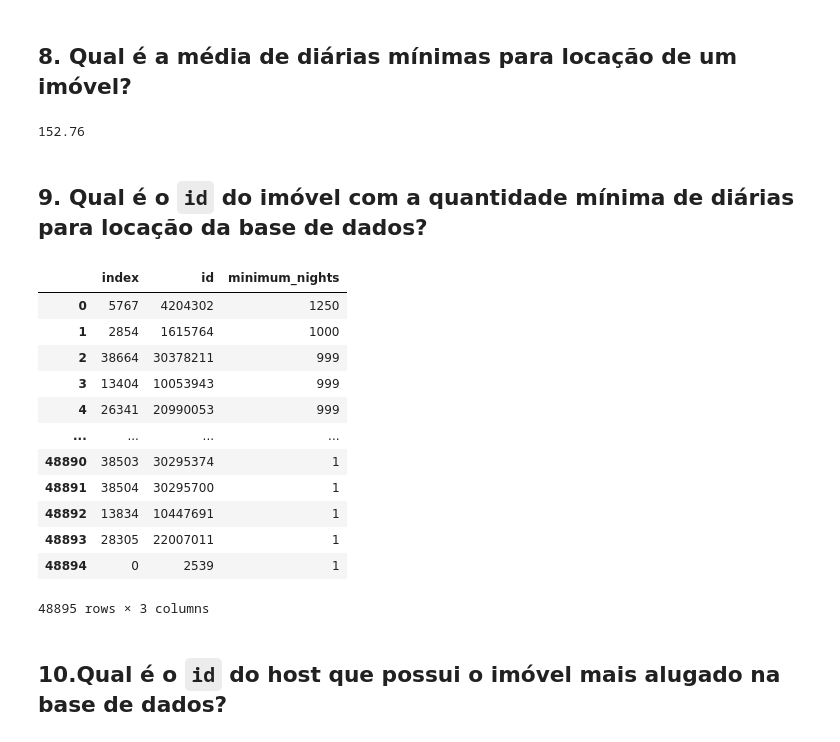
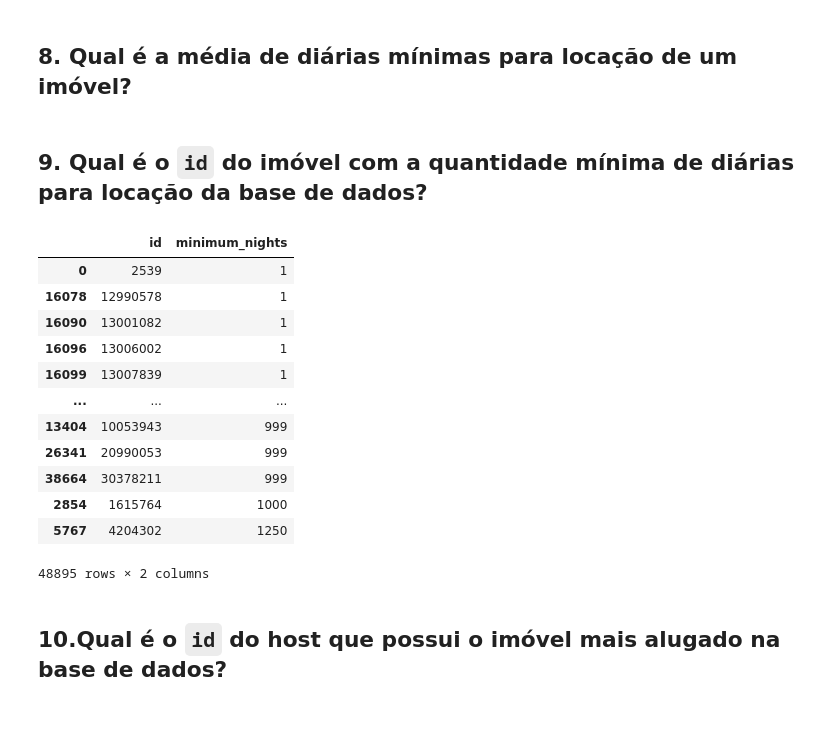
Before and after one commit to webluc/fundamentos, a Jupyter notebook: Desafio-Ciclo02.ipynb, the cells around one changed output. Cells and saved outputs as stored; diff of their text form; code cells hidden in the pictures.

```diff
--- a/Desafio-Ciclo02.ipynb
+++ b/Desafio-Ciclo02.ipynb
@@ -9,7 +9,7 @@ pd.set_option('display.float_format', lambda x: '%.3f' % x)
 # %% [markdown]
 # Carregar os dados do csv
 # %%
-df_raw = pd.read_csv('data/AB_NYC_2019.csv')
+df_raw = pd.read_csv('data/AB_NYC_2019.csv',low_memory=False)
 df_raw.head()
 # %% [output]
 |  | id | name | host_id | host_name | neighbourhood_group | neighbourhood | latitude | longitude | ... |
@@ -127,4 +107,5 @@ calculated_host_listings_count        0
 availability_365                      0
 dtype: int64
 # %%
-df = df_raw.copy().reset_index()
+df = df_raw.copy()
+df.head()
@@ -131,2 +119,2 @@ df = df_raw.copy().reset_index()
 # %%
-#df['last_review'] = pd.to_datetime( df['last_review'] )
+df['last_review'] = pd.to_datetime( df['last_review'], dayfirst=True )
@@ -174,10 +146,10 @@ df['name'] = df[['name','id']].apply( lambda x : x['id'] if pd.isnull( x['name']
 df['host_name'] = df[['host_name','host_id']].apply( lambda x : x['host_id'] if pd.isnull( x['host_name'] ) else x['host_name'], axis=1 )
 
 # last_review
-df['last_review'] = df[['last_review','number_of_reviews']].apply( lambda x : '2011-03-28' if x['number_of_reviews'] == 0 else x['last_review'], axis=1 )
+df['last_review'] = df[['last_review','number_of_reviews']].apply( lambda x : pd.to_datetime('01-01-2013') if x['number_of_reviews'] == 0 else x['last_review'] , axis=1 )
 
 # reviews_per_month
-df['reviews_per_month'] = df[['reviews_per_month','number_of_reviews']].apply( lambda x : '2011-03-28' if x['number_of_reviews'] == 0 else x['reviews_per_month'], axis=1 )
+df['reviews_per_month'] = df[['reviews_per_month','number_of_reviews']].apply( lambda x : 0 if x['number_of_reviews'] == 0 else x['reviews_per_month'], axis=1 )
 # %%
 df.isna().sum()
 # %% [output]
@@ -315,8 +295,3 @@ O Imóvel com menor quantidade de diária é  2539
 O Imóvel com maior diária é  7003697
 # %% [markdown]
 ## 8. Qual é a média de diárias mínimas para locação de um imóvel?
-# %%
-# Resposta 7.03
-np.round(df_value['price'].mean(),2)
-# %% [output]
-152.76
@@ -323,21 +303,21 @@ np.round(df_value['price'].mean(),2)
 # %% [markdown]
 ## 9. Qual é o `id` do imóvel com a quantidade mínima de diárias para locação da base de dados?
 # %%
-df[['id','minimum_nights']].sort_values('minimum_nights',ascending=False).reset_index()
+df[['id','minimum_nights']].sort_values('minimum_nights',ascending=True)
 # %% [output]
-|  | index | id | minimum_nights |
-| 0 | 5767 | 4204302 | 1250 |
-| 1 | 2854 | 1615764 | 1000 |
-| 2 | 38664 | 30378211 | 999 |
-| 3 | 13404 | 10053943 | 999 |
-| 4 | 26341 | 20990053 | 999 |
-| ... | ... | ... | ... |
-| 48890 | 38503 | 30295374 | 1 |
-| 48891 | 38504 | 30295700 | 1 |
-| 48892 | 13834 | 10447691 | 1 |
-| 48893 | 28305 | 22007011 | 1 |
-| 48894 | 0 | 2539 | 1 |
+|  | id | minimum_nights |
+| 0 | 2539 | 1 |
+| 16078 | 12990578 | 1 |
+| 16090 | 13001082 | 1 |
+| 16096 | 13006002 | 1 |
+| 16099 | 13007839 | 1 |
+| ... | ... | ... |
+| 13404 | 10053943 | 999 |
+| 26341 | 20990053 | 999 |
+| 38664 | 30378211 | 999 |
+| 2854 | 1615764 | 1000 |
+| 5767 | 4204302 | 1250 |
-48895 rows × 3 columns
+48895 rows × 2 columns
 # %% [markdown]
 ## 10.Qual é o `id` do host que possui o imóvel mais alugado na base de dados?
 # %%
```
Also changed, not shown: parts of 42 cells of this notebook, 2 other files.
